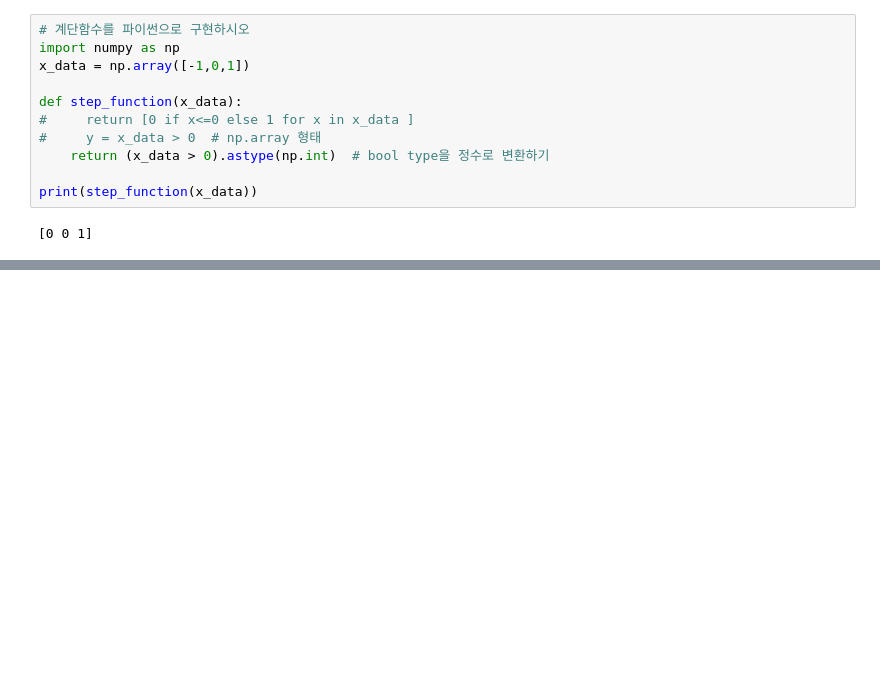
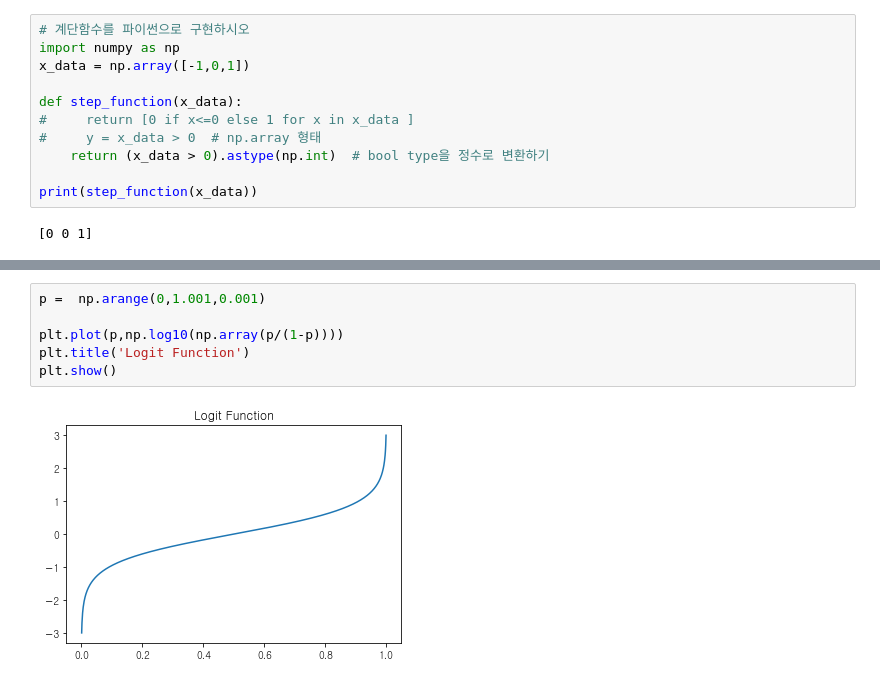
Before and after one commit to nsa18685/Deep_Learning_Python, a Jupyter notebook: Chapter3. NeuralNet.ipynb, the cells around one changed output, grey strips where cells are left out. Cells and saved outputs as stored; diff of their text form; blank space fills up the shorter version.

```diff
--- a/Chapter3. NeuralNet.ipynb
+++ b/Chapter3. NeuralNet.ipynb
@@ -42,0 +121,8 @@ plt.show()
+# %%
+p =  np.arange(0,1.001,0.001)
+
+plt.plot(p,np.log10(np.array(p/(1-p))))
+plt.title('Logit Function')
+plt.show()
+# %% [output]
+[figure, added]
```
Also changed, not shown: parts of 22 cells of this notebook, 2 other files.
